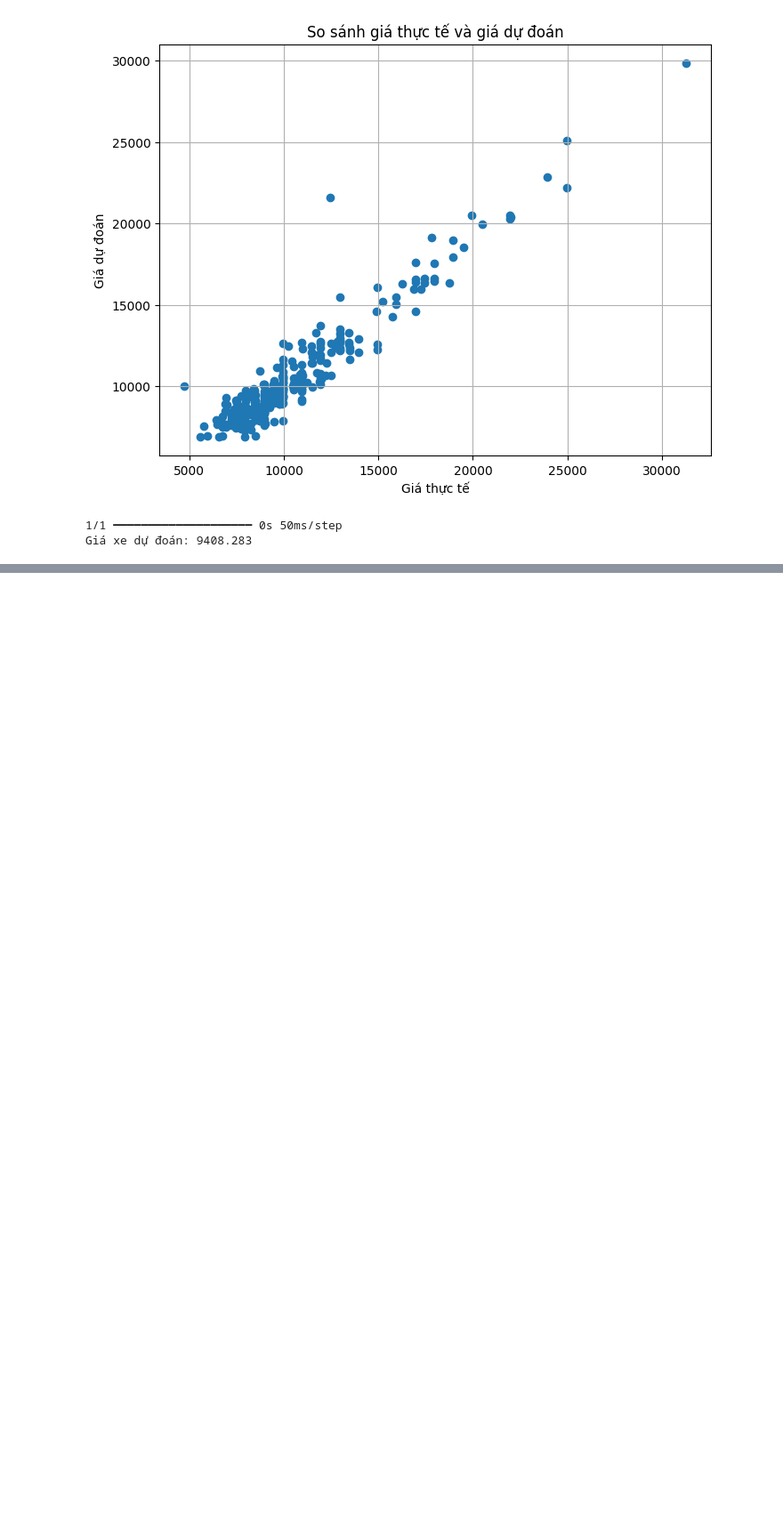
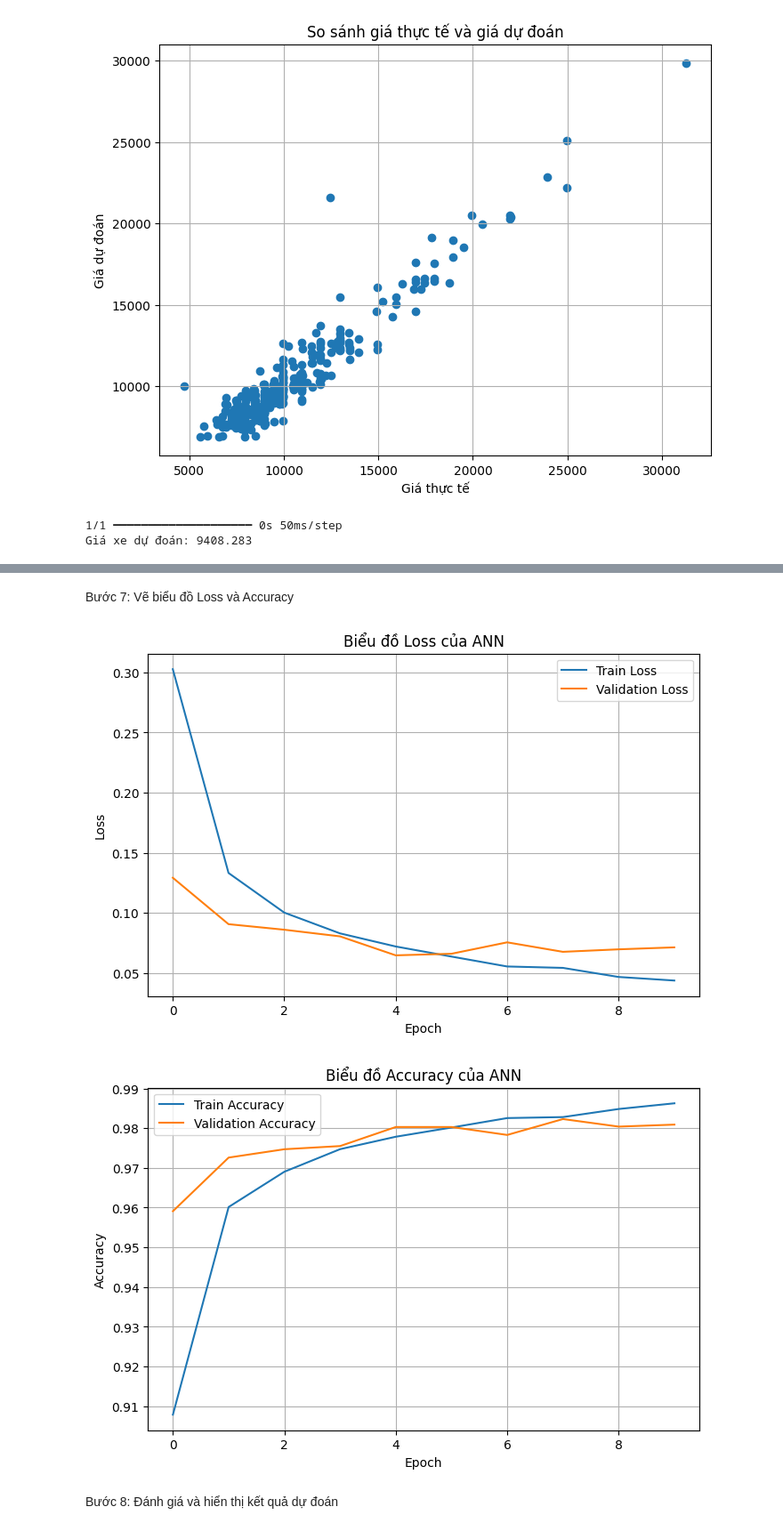
Before and after one commit to DHung154/Bai-Lab-7-, a Jupyter notebook: Lab07_ANN_Colab.ipynb, the cells around one changed output, grey strips where cells are left out. Shown at 89% size. Drawn from its saved outputs; the diff is of its cells as text; code cells hidden in the pictures; blank space fills up the shorter version.

```diff
--- a/Lab07_ANN_Colab.ipynb
+++ b/Lab07_ANN_Colab.ipynb
@@ -746,0 +890,17 @@ Giá xe dự đoán: 9408.283
+# %%
+early_stop = EarlyStopping(
+    monitor='val_loss',
+    patience=5,
+    restore_best_weights=True,
+    verbose=1
+)
+
+history = model.fit(
+    X_train,
+    y_train,
+    validation_data=(X_test, y_test),
+    epochs=50,
+    batch_size=64,
+    callbacks=[early_stop],
+    verbose=1
+)
@@ -746,0 +925,27 @@ Giá xe dự đoán: 9408.283
+# %% [markdown]
+Bước 7: Vẽ biểu đồ Loss và Accuracy
+# %%
+plt.figure(figsize=(8, 5))
+plt.plot(history.history['loss'], label='Train Loss')
+plt.plot(history.history['val_loss'], label='Validation Loss')
+plt.xlabel("Epoch")
+plt.ylabel("Loss")
+plt.title("Biểu đồ Loss của ANN")
+plt.legend()
+plt.grid(True)
+plt.show()
+
+plt.figure(figsize=(8, 5))
+plt.plot(history.history['accuracy'], label='Train Accuracy')
+plt.plot(history.history['val_accuracy'], label='Validation Accuracy')
+plt.xlabel("Epoch")
+plt.ylabel("Accuracy")
+plt.title("Biểu đồ Accuracy của ANN")
+plt.legend()
+plt.grid(True)
+plt.show()
+# %% [output]
+[figure, added]
+[figure, added]
+# %% [markdown]
+Bước 8: Đánh giá và hiển thị kết quả dự đoán
```
Also changed, not shown: parts of 16 cells of this notebook.
